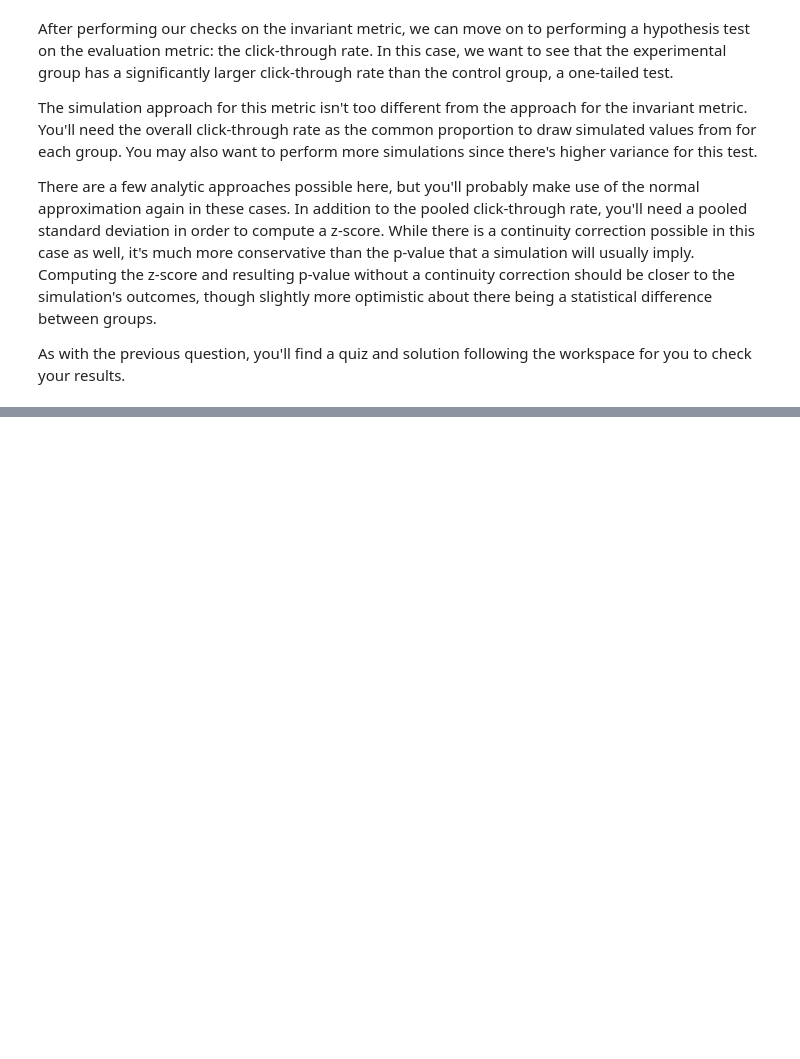
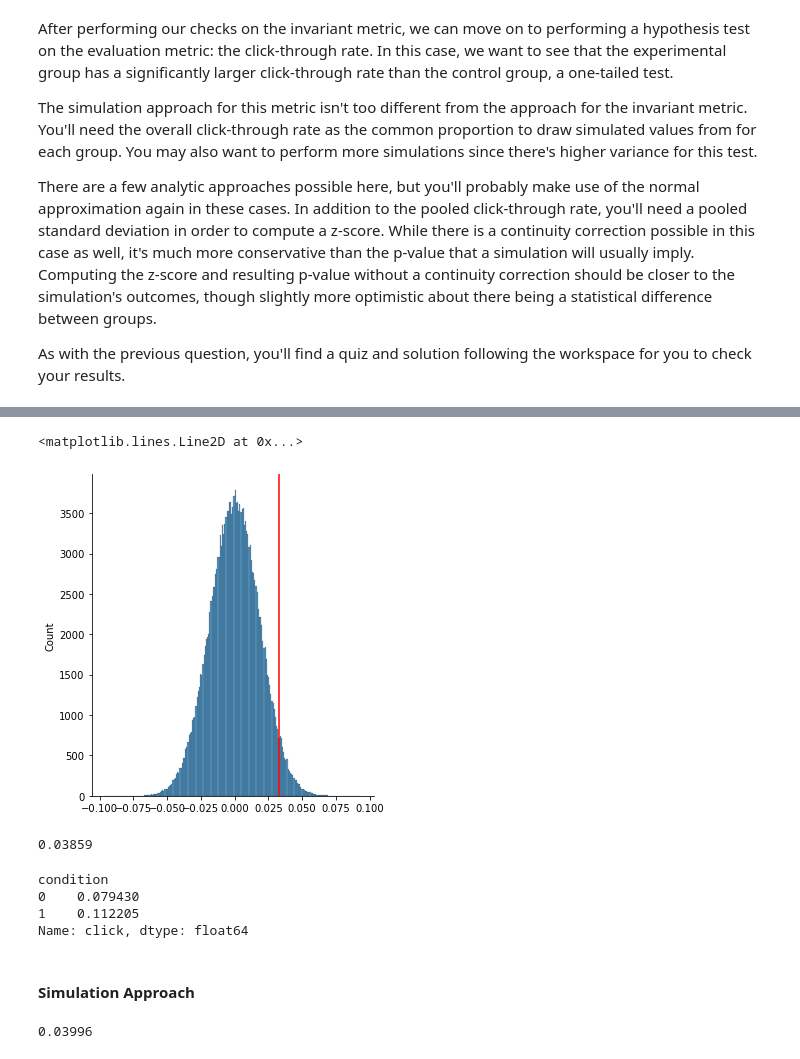
Before and after one commit to vpontello/DataScience_Nanodegree, a Jupyter notebook: 04_Experimental_Design_and_Recommendations/03_Statistical_Considerations_in_Testing/exercise_1_statistical_significance/exercise_1_statistical_significance.ipynb, the cells around one changed output, grey strips where cells are left out. Drawn from its saved outputs; the diff is of its cells as text; code cells hidden in the pictures; blank space fills up the shorter version.

```diff
--- a/04_Experimental_Design_and_Recommendations/03_Statistical_Considerations_in_Testing/exercise_1_statistical_significance/exercise_1_statistical_significance.ipynb
+++ b/04_Experimental_Design_and_Recommendations/03_Statistical_Considerations_in_Testing/exercise_1_statistical_significance/exercise_1_statistical_significance.ipynb
@@ -121,0 +164,22 @@ As with the previous question, you'll find a quiz and solution following the wor
+# %%
+obs_diff = data.query("condition==1")['click'].mean() - data.query("condition==0")['click'].mean()
+sns.displot(null_vals)
+plt.axvline(x=obs_diff, color='red')
+# %% [output]
+<matplotlib.lines.Line2D at 0x...>
+[figure, added]
+# %%
+p_value = (null_vals > obs_diff).mean()
+print(p_value)
+# %% [output]
+0.03859
+# %%
+p_click = data.groupby('condition').mean()['click']
+p_click
+# %% [output]
+condition
+0    0.079430
+1    0.112205
+Name: click, dtype: float64
+# %% [markdown]
+#### Simulation Approach
@@ -121,0 +191,11 @@ As with the previous question, you'll find a quiz and solution following the wor
+# %%
+# simulate outcomes under null, compare to observed outcome
+n_trials = 200_000
+
+ctrl_clicks = np.random.binomial(n_control, p_null, n_trials)
+exp_clicks = np.random.binomial(n_exper, p_null, n_trials)
+samples = exp_clicks / n_exper - ctrl_clicks / n_control
+
+print((samples >= (p_click[1] - p_click[0])).mean())
+# %% [output]
+0.03996
```
Also changed, not shown: parts of 23 cells of this notebook.
